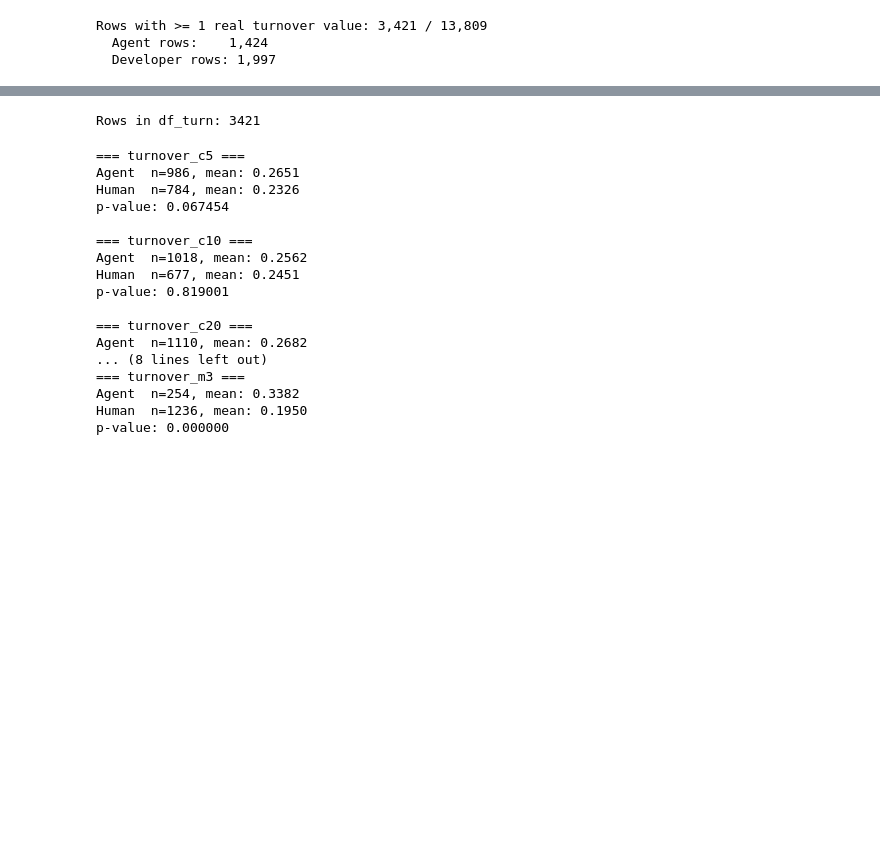
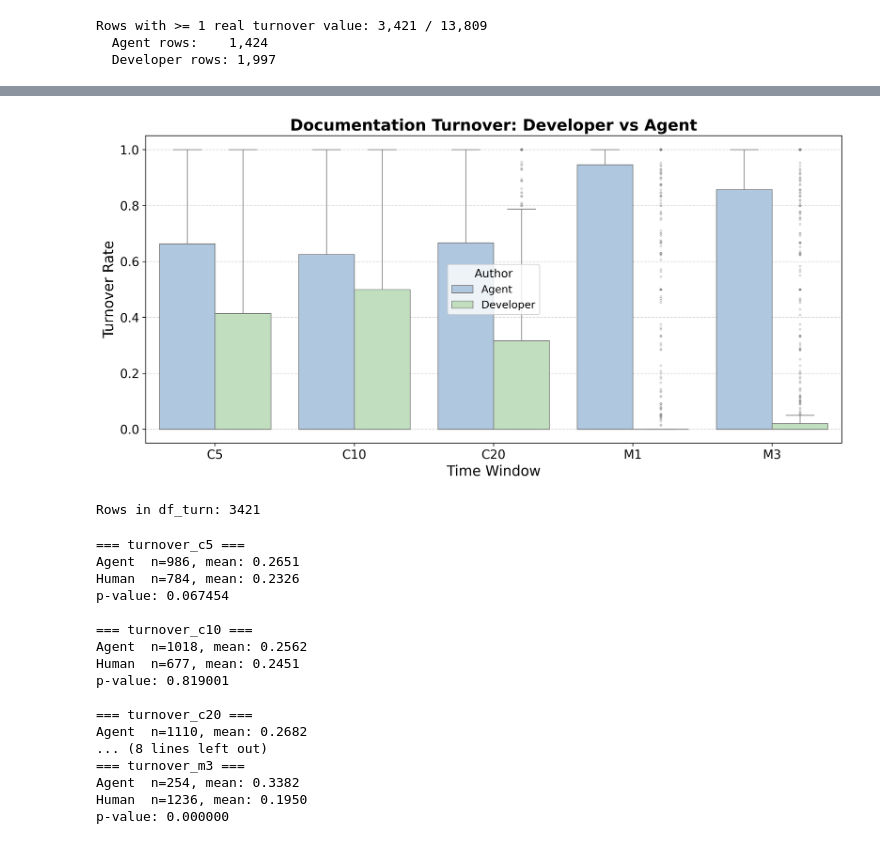
Before and after one commit to LukasOttenhof/On-the-Naturalness-of-Agent-Generated-Documentation, a Jupyter notebook: analysis/rq4/a.ipynb, the cells around one changed output, grey strips where cells are left out. Drawn from its saved outputs; the diff is of its cells as text; code cells hidden in the pictures; blank space fills up the shorter version.

```diff
--- a/analysis/rq4/a.ipynb
+++ b/analysis/rq4/a.ipynb
@@ -215,7 +234,6 @@ turnover_label_map = {
     "turnover_m1": "M1", "turnover_m3": "M3",
 }
 order = ["C5", "C10", "C20", "M1", "M3"]
-hue_order = ["Agent", "Developer"]
 
 df_melt = df_bp.melt(
     id_vars=["group"],
@@ -226,65 +244,36 @@ df_melt = df_bp.melt(
 
 df_melt["time_interval"] = pd.Categorical(
     df_melt["time_interval"].map(turnover_label_map),
     categories=order,
     ordered=True,
 )
 
-# --- sample counts ---
-n_counts = (
-    df_melt.groupby(["time_interval", "group"])["turnover_value"]
-    .count()
-    .reset_index()
-    .rename(columns={"turnover_value": "n"})
-)
-print("Sample counts per box:")
-print(n_counts.pivot(index="time_interval", columns="group", values="n").to_string())
-print()
-
 fig, ax = plt.subplots(figsize=(12, 6), dpi=300)
 
 sns.boxplot(
     data=df_melt,
     x="time_interval",
     y="turnover_value",
     hue="group",
-    hue_order=hue_order,
     order=order,
     palette={"Agent": "#A7C7E7", "Developer": "#BDE5B8"},
-    showfliers=False,
+    flierprops=dict(marker="o", markersize=2, alpha=0.3, linestyle="none"),
     linewidth=0.8,
     ax=ax,
 )
-
-# annotate each box with its n
-n_boxes = len(hue_order)
-dodge = 0.8
-offsets = np.linspace(-dodge / 2 + dodge / (2 * n_boxes), dodge / 2 - dodge / (2 * n_boxes), n_boxes)
-
-for xi, interval in enumerate(order):
-    for ji, group in enumerate(hue_order):
-        row = n_counts[(n_counts["time_interval"] == interval) & (n_counts["group"] == group)]
-        if row.empty:
-            continue
-        n = int(row["n"].values[0])
-        ax.text(
-            xi + offsets[ji], -0.055,
-            f"n={n}",
-            ha="center", va="top",
-            fontsize=8, color="gray",
-            transform=ax.get_xaxis_transform(),
-        )
 
 ax.set_title("Documentation Turnover: Developer vs Agent", fontsize=18, fontweight="bold")
 ax.set_ylabel("Turnover Rate", fontsize=16)
 ax.set_xlabel("Time Window", fontsize=16)
 ax.tick_params(axis="x", labelsize=14)
 ax.tick_params(axis="y", labelsize=14)
 ax.legend(title="Author", fontsize=12, title_fontsize=13)
 ax.grid(True, linestyle="--", alpha=0.5, axis="y")
 
 plt.tight_layout()
 plt.show()
+# %% [output]
+[figure, added]
 # %%
 import pandas as pd
 import numpy as np
```
Also changed, not shown: parts of 1 cell of this notebook, 12 other files.
